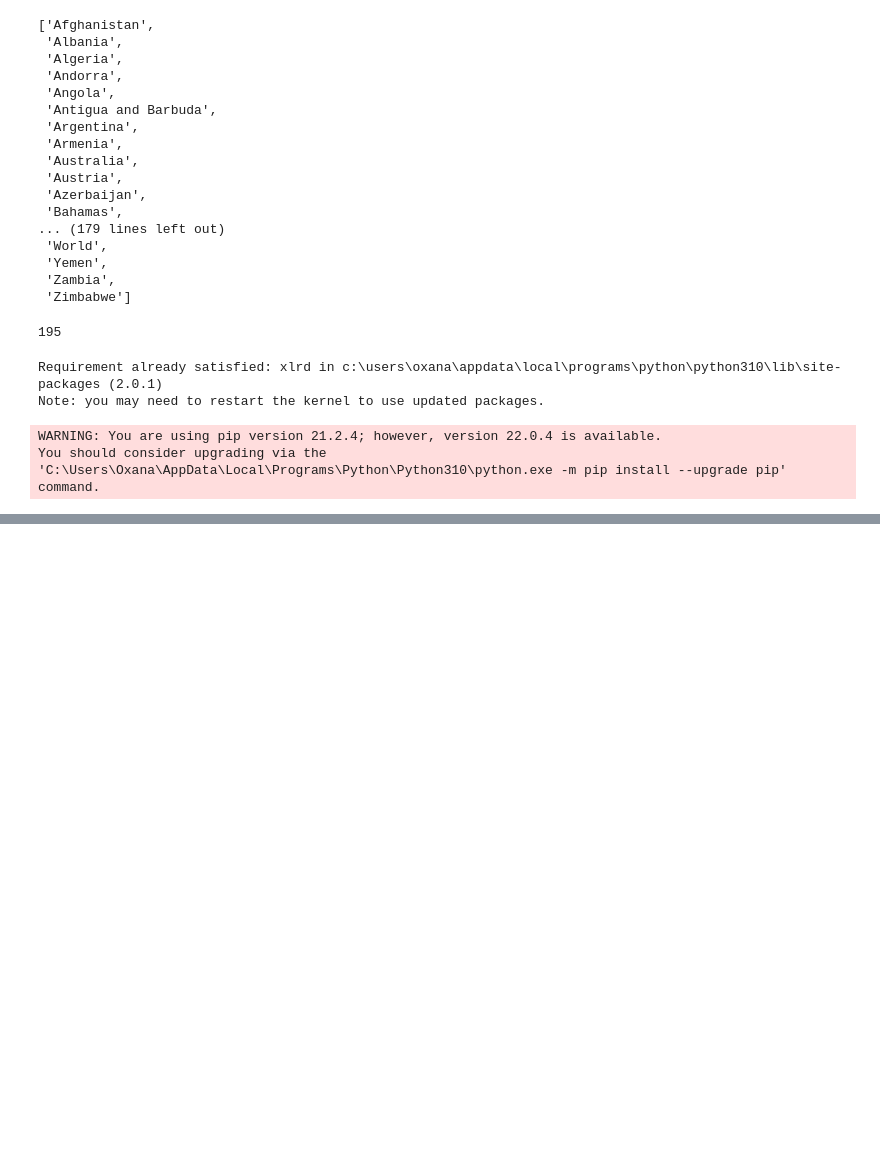
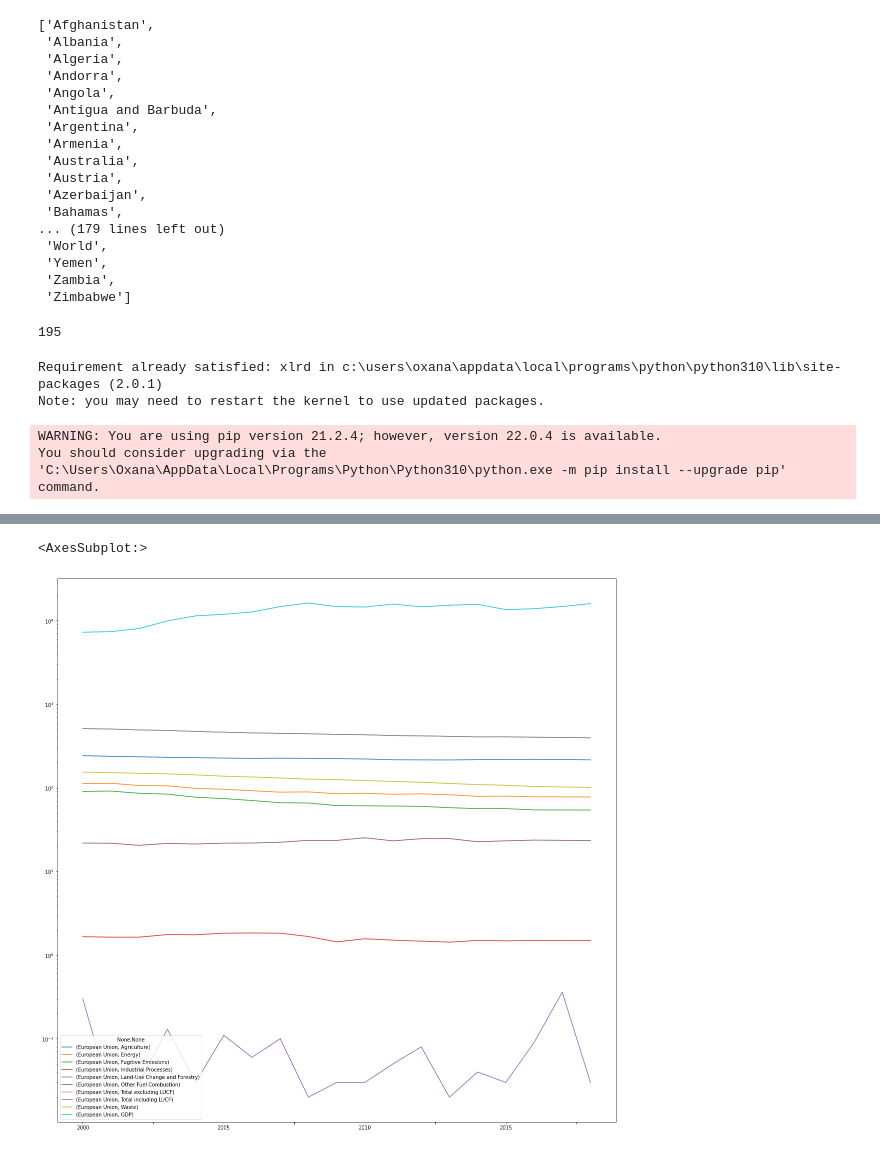
Before and after one commit to OxanaDrotieva/Methane_emissions_analysis, a Jupyter notebook: methane-emissions.ipynb, the cells around one changed output, grey strips where cells are left out. Cells and saved outputs as stored; diff of their text form; code cells hidden in the pictures; blank space fills up the shorter version.

Commit message:
fixed European Union

```diff
--- a/methane-emissions.ipynb
+++ b/methane-emissions.ipynb
@@ -158,7 +239,8 @@ methane_clean = methane_emissions_df.rename(index={'Democratic Republic of the C
                                                   'Saint Kitts and Nevis': 'St. Kitts and Nevis',
                                                   'Saint Lucia': 'St. Lucia',
                                                   'Saint Vincent and the Grenadines': 'St. Vincent and the Grenadines',
-                                                  'Slovakia': 'Slovak Republic'})
+                                                  'Slovakia': 'Slovak Republic',
+                                                  'European Union (27)': 'European Union'})
 # %%
 # Create a list of countries with corrected spelling
 all_countries = []
@@ -235,5 +453,8 @@ print(selected_rows)
 # %%
-merged.xs('China', level=0 , drop_level=False).iloc[:,::-1].transpose().plot(kind="line", figsize=(20,20), legend=True, logy=True)
+merged.xs('European Union', level=0 , drop_level=False).iloc[:,::-1].transpose().plot(kind="line", figsize=(20,20), legend=True, logy=True)
+# %% [output]
+<AxesSubplot:>
+[figure, added]
 # %%
 # merged_data_scaled.xs('1', level=0, drop_level=False).iloc[:,::-1].transpose().plot(kind="line", figsize=(20,20), legend=True, logy=True)
 # %%
```
Also changed, not shown: parts of 25 cells of this notebook.
